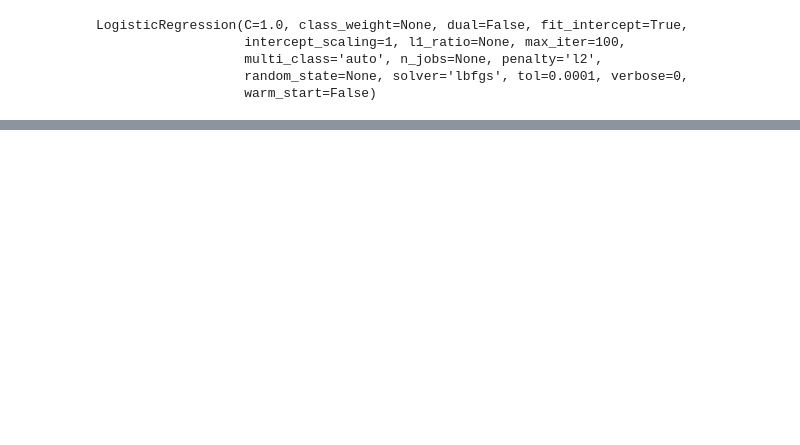
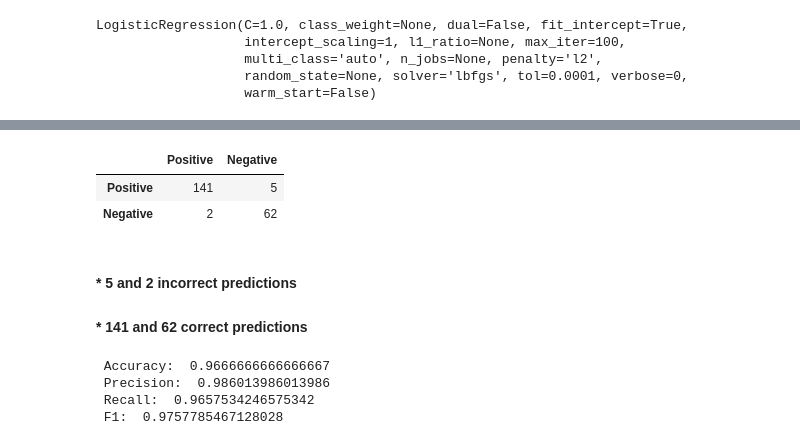
Before and after one commit to tshepojrampai/breast_cancer_prediction, a Jupyter notebook: breast_cancer_prediction.ipynb, the cells around one changed output, grey strips where cells are left out. Cells and saved outputs as stored; diff of their text form; code cells hidden in the pictures; blank space fills up the shorter version.

Commit message:
Accuracy,recall, precision and F1

```diff
--- a/breast_cancer_prediction.ipynb
+++ b/breast_cancer_prediction.ipynb
@@ -112,3 +111,11 @@ LogisticRegression(C=1.0, class_weight=None, dual=False, fit_intercept=True,
                    multi_class='auto', n_jobs=None, penalty='l2',
                    random_state=None, solver='lbfgs', tol=0.0001, verbose=0,
                    warm_start=False)
+# %%
+# Import confusion_matrix
+
+from sklearn.metrics import confusion_matrix
+# Use logreg to predict instances from the test set and store it
+y_pred = logreg.predict(rescaledX_test)
+
+predict_model = pd.DataFrame(logreg.predict(X_test))
@@ -114,0 +125,11 @@ LogisticRegression(C=1.0, class_weight=None, dual=False, fit_intercept=True,
+# %%
+labels = ['Positive', ' Negative']
+pd.DataFrame(confusion_matrix(y_pred, y_test),columns=labels,index =labels)
+# %% [output]
+|  | Positive | Negative |
+| Positive | 141 | 5 |
+| Negative | 2 | 62 |
+# %% [markdown]
+
+#### * 5 and 2 incorrect predictions
+#### * 141 and 62 correct predictions
@@ -114,0 +140,13 @@ LogisticRegression(C=1.0, class_weight=None, dual=False, fit_intercept=True,
+# %%
+# Get the accuracy score of logreg model and print it
+print(" Accuracy: ", logreg.score(rescaledX_test, y_test))
+print(" Precision: ", precision)
+print(" Recall: ", recall)
+print(" F1: ", F1)
+
+# Print the confusion matrix of the logreg model
+# %% [output]
+ Accuracy:  0.9666666666666667
+ Precision:  0.986013986013986
+ Recall:  0.9657534246575342
+ F1:  0.9757785467128028
```
Also changed, not shown: parts of 6 cells of this notebook.
